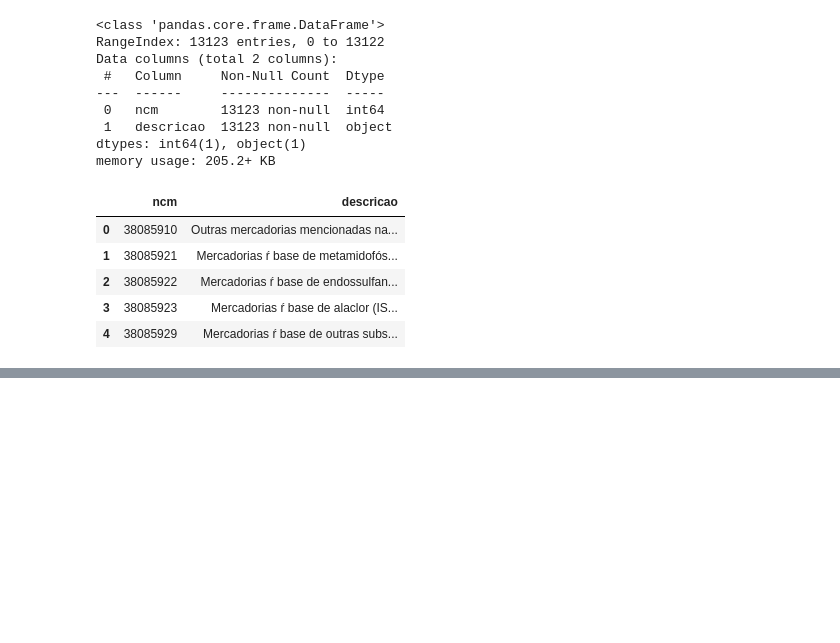
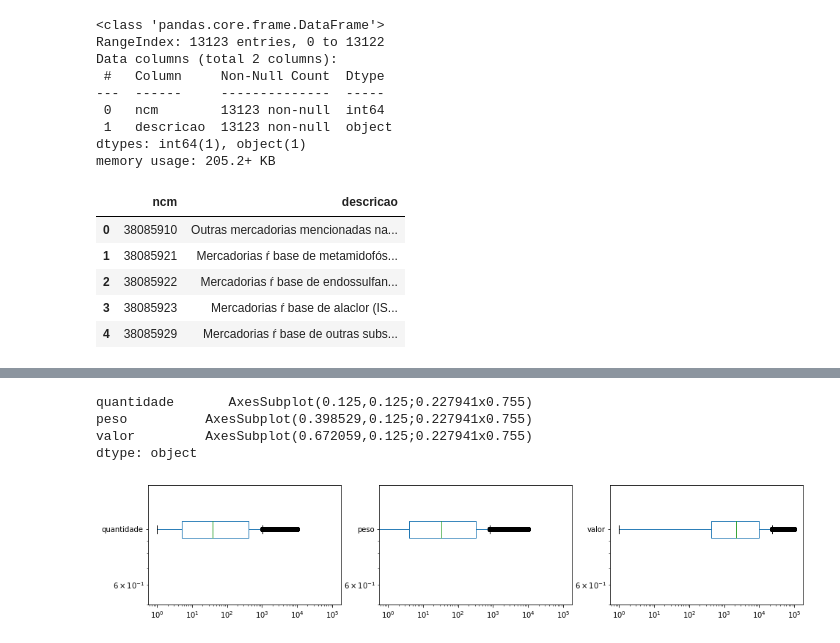
Before and after one commit to jrobertolima/projetoTCC, a Jupyter notebook: ProjetoTCC-final.ipynb, the cells around one changed output, grey strips where cells are left out. Drawn from its saved outputs; the diff is of its cells as text; code cells hidden in the pictures; blank space fills up the shorter version.

```diff
--- a/ProjetoTCC-final.ipynb
+++ b/ProjetoTCC-final.ipynb
@@ -263,0 +426,6 @@ plota_ncm(df21, 'g')
+# %%
+#*********************************Limpando de possíveis outliers******************************************
+df21c = df21[(df21['quantidade'] < 10000)]
+df21c = df21c[(df21c['peso'] < 10000)]
+df21c = df21c[(df21c['valor'] < 100000)]
+df21c
@@ -263,0 +446,10 @@ plota_ncm(df21, 'g')
+# %%
+#Observa-se que não se tratam de outliers
+dfp2 = df21c.drop(['ano', 'mes','ncm','pais'], axis=1)
+dfp2.plot.box(subplots = True, loglog = True, figsize = (16,3),vert=False)
+# %% [output]
+quantidade       AxesSubplot(0.125,0.125;0.227941x0.755)
+peso          AxesSubplot(0.398529,0.125;0.227941x0.755)
+valor         AxesSubplot(0.672059,0.125;0.227941x0.755)
+dtype: object
+[figure, added]
```
Also changed, not shown: parts of 23 cells of this notebook, 1 other file.
